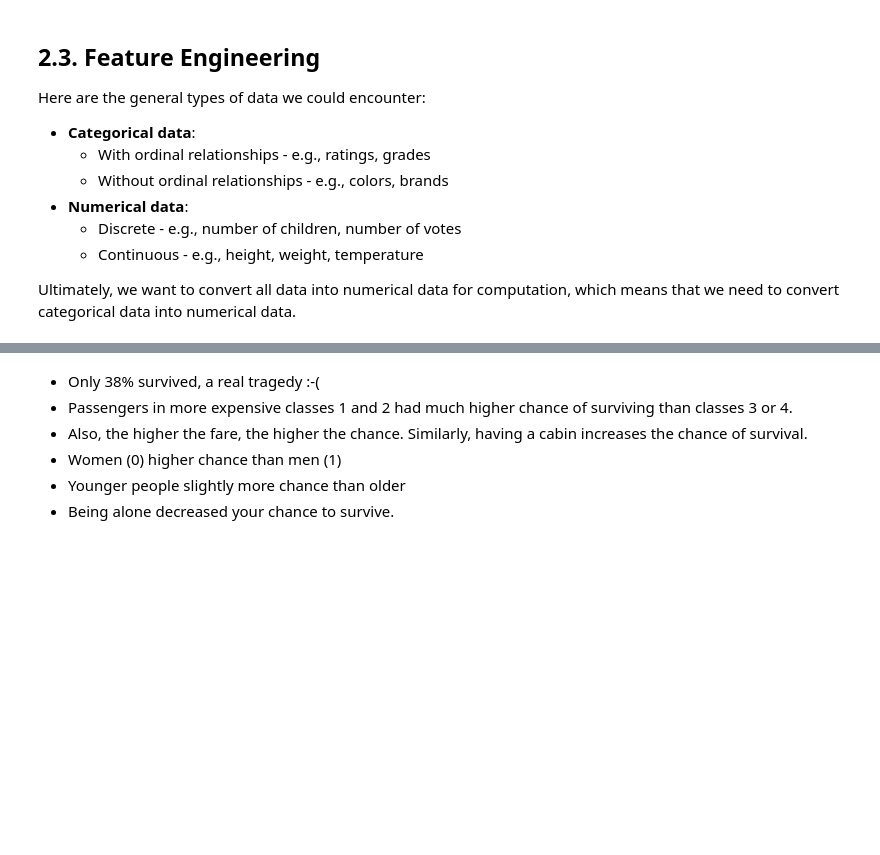
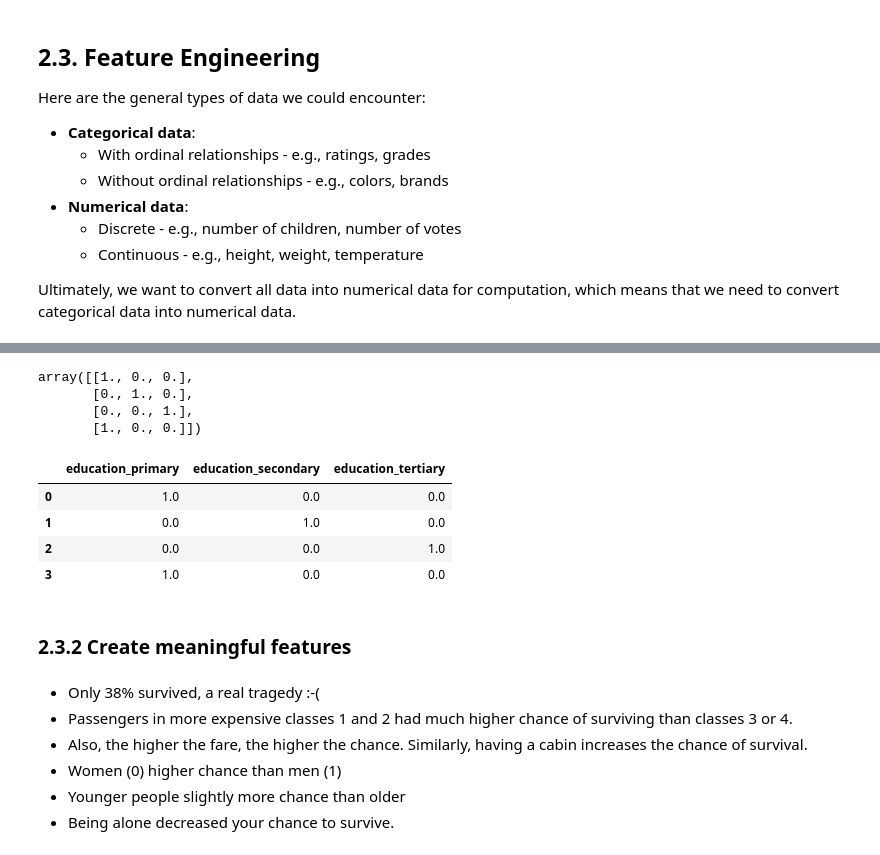
Before and after one commit to xiangshiyin/machine-learning-for-actuarial-science, a Jupyter notebook: 2025-spring/week05/notebook/demo.ipynb, the cells around one changed output, grey strips where cells are left out. Cells and saved outputs as stored; diff of their text form; code cells hidden in the pictures; blank space fills up the shorter version.

```diff
--- a/2025-spring/week05/notebook/demo.ipynb
+++ b/2025-spring/week05/notebook/demo.ipynb
@@ -475,0 +482,10 @@ Ultimately, we want to convert all data into numerical data for computation, whi
+# %%
+# Encoding ordinal variables
+
+from sklearn.preprocessing import OrdinalEncoder
+
+df = pd.DataFrame({'education': ['primary', 'secondary', 'tertiary', 'primary']})
+encoder = OrdinalEncoder(categories=[['primary', 'secondary', 'tertiary']])  # Define order
+
+df['education_encoded'] = encoder.fit_transform(df[['education']])
+df
@@ -476,3 +498,25 @@ Ultimately, we want to convert all data into numerical data for computation, whi
+# %%
+from sklearn.preprocessing import OneHotEncoder
+
+encoder = OneHotEncoder(sparse_output=False)
+encoded_arr = encoder.fit_transform(df[['education']])
+encoded_arr
+# %% [output]
+array([[1., 0., 0.],
+       [0., 1., 0.],
+       [0., 0., 1.],
+       [1., 0., 0.]])
+# %%
+df_encoded_arr = pd.DataFrame(encoded_arr, columns=encoder.get_feature_names_out(['education']))
+df_encoded_arr
+# %% [output]
+|  | education_primary | education_secondary | education_tertiary |
+| 0 | 1.0 | 0.0 | 0.0 |
+| 1 | 0.0 | 1.0 | 0.0 |
+| 2 | 0.0 | 0.0 | 1.0 |
+| 3 | 1.0 | 0.0 | 0.0 |
+# %% [markdown]
+### 2.3.2 Create meaningful features
 # %%
 Survival = train['Survived']
 Survival.describe()
```
Also changed, not shown: parts of 5 cells of this notebook.
